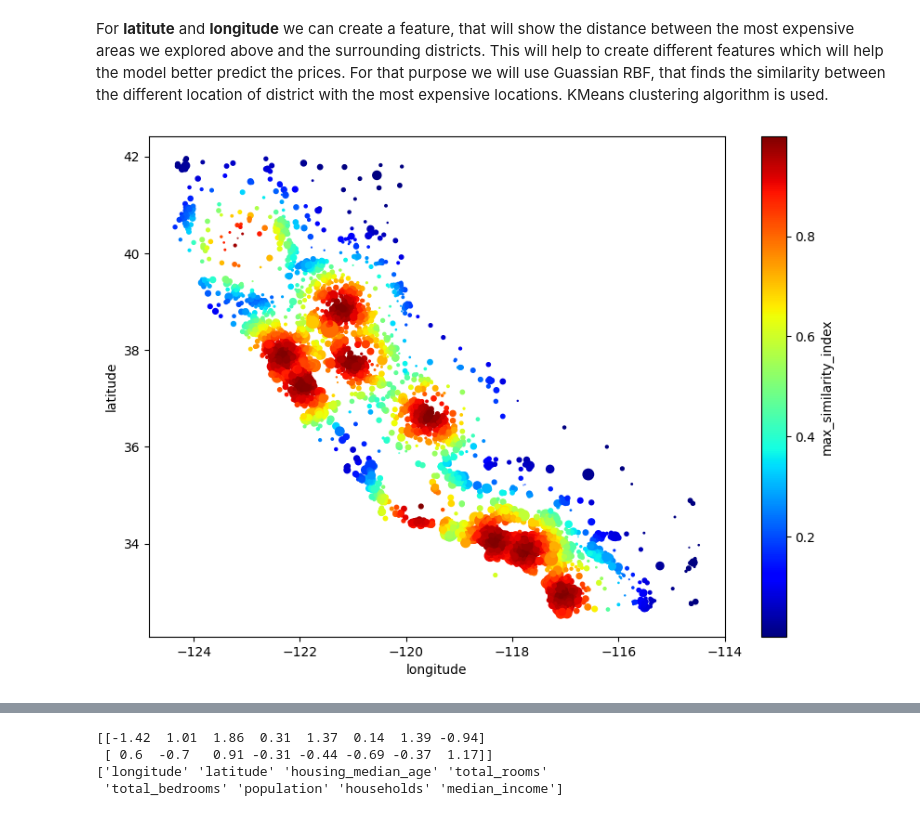
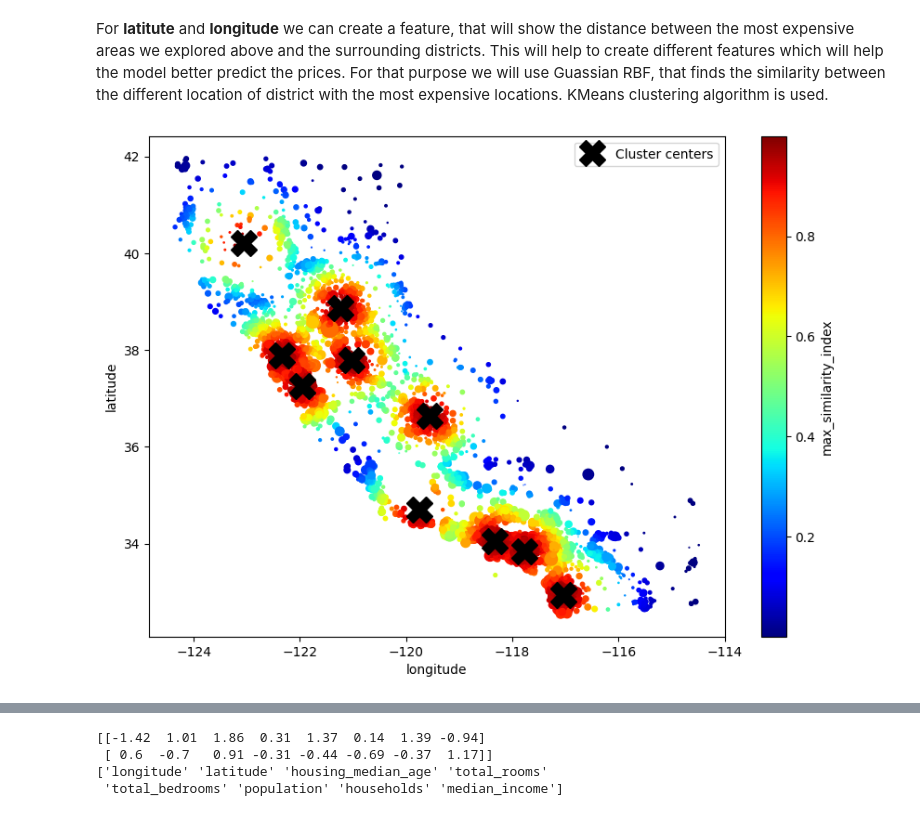
Before and after one commit to niazusama/California_housing_prices_prediction_model, a Jupyter notebook: california_housing_price_estimator.ipynb, the cells around one changed output, grey strips where cells are left out. Saved outputs shown, nothing was run; the diff lists cells and outputs as text; code cells hidden in the pictures.

```diff
--- a/california_housing_price_estimator.ipynb
+++ b/california_housing_price_estimator.ipynb
@@ -392,7 +392,7 @@ class LocationSimilarity(BaseEstimator, TransformerMixin):
 
     def fit(self, X, y = None, sample_weight = None):
         self.kmeans_ = KMeans(n_clusters=self.n_clusters,
-                              random_state=self.random_state)
+                              random_state=self.random_state, n_init = 10)
         self.kmeans_.fit(X, sample_weight=sample_weight)
         return self
 
@@ -405,12 +405,17 @@ class LocationSimilarity(BaseEstimator, TransformerMixin):
 # %%
 loc_simil = LocationSimilarity(10, 1.0, 42)
 simil = loc_simil.fit_transform(housing[['latitude', 'longitude']],
                                 sample_weight = housing_label)
 
 housing['max_similarity_index'] = simil.max(axis = 1)
 housing.plot(kind = "scatter", x = "longitude", y = "latitude",
              s = housing["population"] / 100, c = "max_similarity_index",
              cmap = "jet", colorbar = True, legend = True, figsize = (10, 7))
+plt.plot(loc_simil.kmeans_.cluster_centers_[:, 1],
+loc_simil.kmeans_.cluster_centers_[:, 0], linestyle="",
+color="black", marker="X", markersize=20,
+         label="Cluster centers")
+plt.legend(loc="upper right")
 plt.show()
 # %% [output]
-[figure, old version]
+[figure, new version]
```
Also changed, not shown: parts of 5 cells of this notebook.
